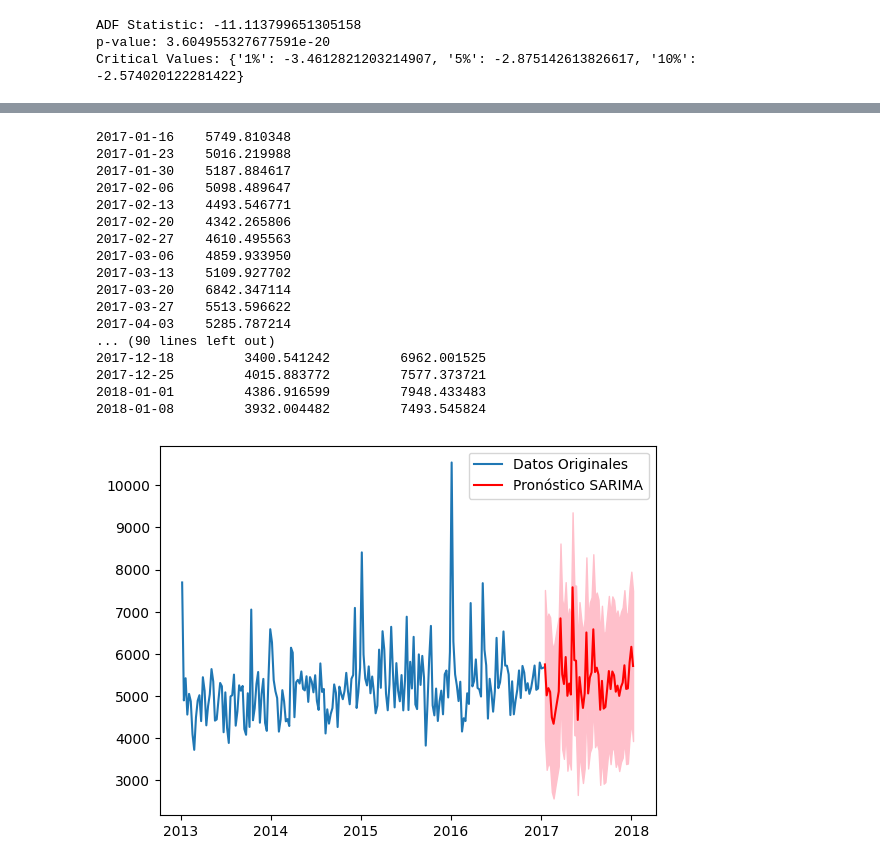
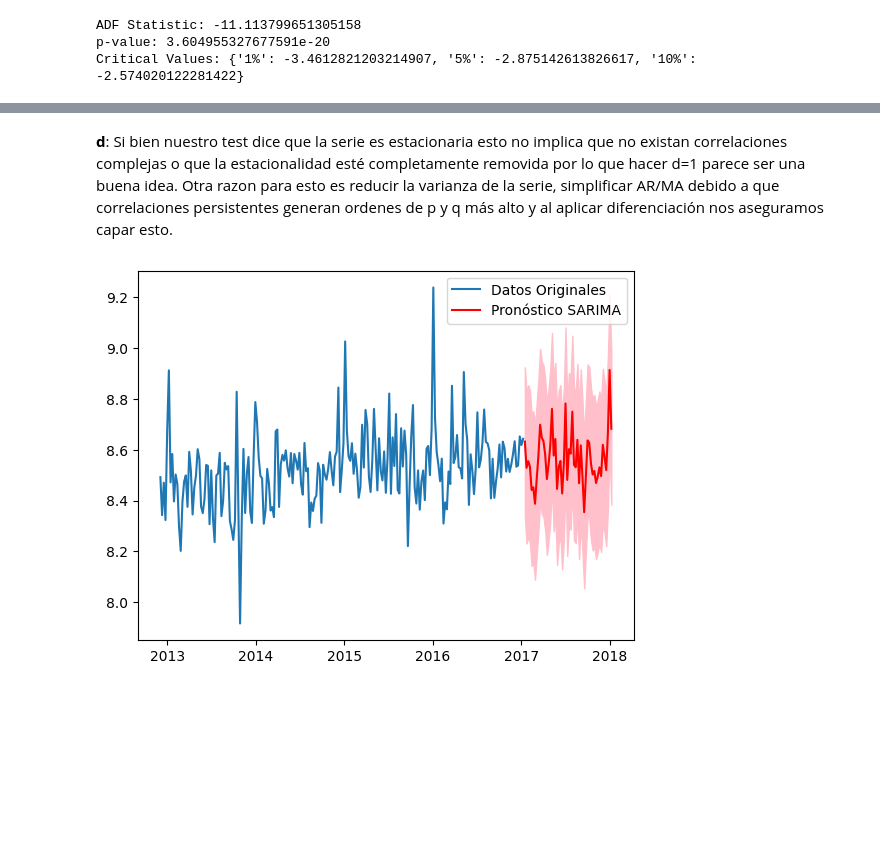
Before and after one commit to LLAES07/Forecasting-SARIMA, a Jupyter notebook: Notebooks/proyect.ipynb, the cells around one changed output, grey strips where cells are left out. Drawn from its saved outputs; the diff is of its cells as text; code cells hidden in the pictures; blank space fills up the shorter version.

```diff
--- a/Notebooks/proyect.ipynb
+++ b/Notebooks/proyect.ipynb
@@ -255,7 +259,10 @@ p-value: 7.890088292120355e-22
+# %% [markdown]
+
+**d**: Si bien nuestro test dice que la serie es estacionaria esto no implica que no existan correlaciones complejas o que la estacionalidad esté completamente removida por lo que hacer d=1 parece ser una buena idea. Otra razon para esto es reducir la varianza de la serie, simplificar AR/MA debido a que correlaciones persistentes generan ordenes de p y q más alto y al aplicar diferenciación nos aseguramos capar esto.
 # %%
 import statsmodels.api as sm
 
-model = sm.tsa.SARIMAX(y, order=(1, 0, 1), seasonal_order= (1, 1, 0, 52))
+model = sm.tsa.SARIMAX(np.log1p(y), order=(1, 0, 1), seasonal_order= (1, 1, 0, 52))
 results = model.fit()
 
 # Pronóstico para los próximos 'n' pasos
@@ -263,34 +270,13 @@ n_pronostico = 52 # Ejemplo: pronóstico para las próximas 52 semanas
 pronostico_sarima = results.get_forecast(steps=n_pronostico)
 pronostico_intervalo = pronostico_sarima.conf_int()
 # %%
-# Imprimir los pronósticos
-print(pronostico_sarima.predicted_mean)
-print(pronostico_intervalo)
 
-# Puedes graficar los pronósticos y los datos originales si lo deseas
 import matplotlib.pyplot as plt
 
-plt.plot(y, label='Datos Originales')
+plt.plot(np.log1p(y), label='Datos Originales')
 plt.plot(pronostico_sarima.predicted_mean, color='red', label='Pronóstico SARIMA')
 plt.fill_between(pronostico_intervalo.index, pronostico_intervalo.iloc[:, 0], pronostico_intervalo.iloc[:, 1], color='pink')
 plt.legend()
 plt.show()
 # %% [output]
-2017-01-16    5749.810348
-2017-01-23    5016.219988
-2017-01-30    5187.884617
-2017-02-06    5098.489647
-2017-02-13    4493.546771
-2017-02-20    4342.265806
-2017-02-27    4610.495563
-2017-03-06    4859.933950
-2017-03-13    5109.927702
-2017-03-20    6842.347114
-2017-03-27    5513.596622
-2017-04-03    5285.787214
-... (90 lines left out)
-2017-12-18         3400.541242         6962.001525
-2017-12-25         4015.883772         7577.373721
-2018-01-01         4386.916599         7948.433483
-2018-01-08         3932.004482         7493.545824
-[figure, old version]
+[figure, new version]
```
Also changed, not shown: parts of 7 cells of this notebook, 1 other file.
